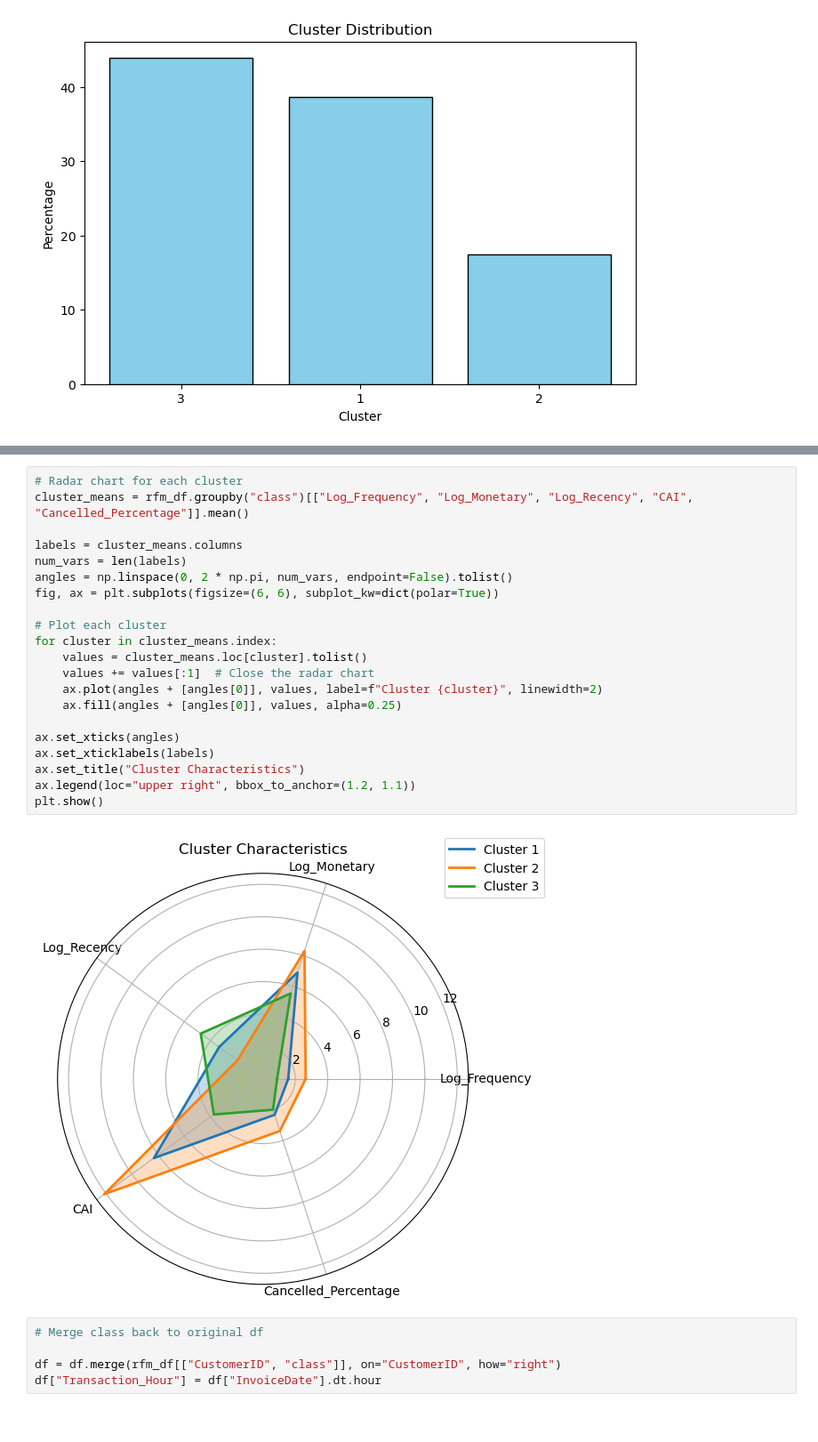
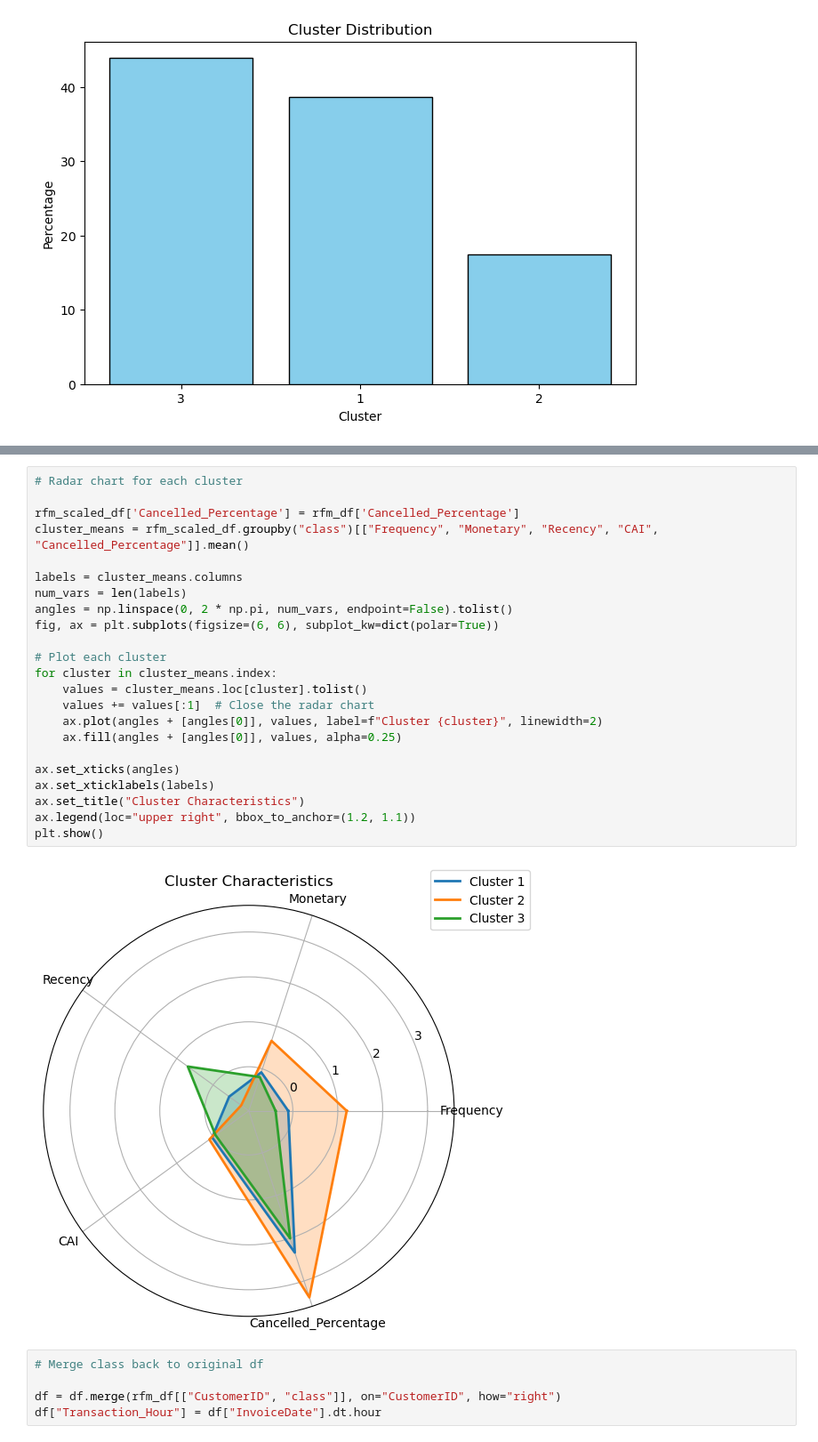
Before and after one commit to cjw612/Customer_Clustering_Business_Report, a Jupyter notebook: Segmentation.ipynb, the cells around one changed output, grey strips where cells are left out. Shown at 89% size. Cells and saved outputs as stored; diff of their text form.

```diff
--- a/Segmentation.ipynb
+++ b/Segmentation.ipynb
@@ -324,27 +324,29 @@ plt.show()
 [figure]
 # %%
 # Radar chart for each cluster
-cluster_means = rfm_df.groupby("class")[["Log_Frequency", "Log_Monetary", "Log_Recency", "CAI", "Cancelled_Percentage"]].mean()
+
+rfm_scaled_df['Cancelled_Percentage'] = rfm_df['Cancelled_Percentage']
+cluster_means = rfm_scaled_df.groupby("class")[["Frequency", "Monetary", "Recency", "CAI", "Cancelled_Percentage"]].mean()
 
 labels = cluster_means.columns
 num_vars = len(labels)
 angles = np.linspace(0, 2 * np.pi, num_vars, endpoint=False).tolist()
 fig, ax = plt.subplots(figsize=(6, 6), subplot_kw=dict(polar=True))
 
 # Plot each cluster
 for cluster in cluster_means.index:
     values = cluster_means.loc[cluster].tolist()
     values += values[:1]  # Close the radar chart
     ax.plot(angles + [angles[0]], values, label=f"Cluster {cluster}", linewidth=2)
     ax.fill(angles + [angles[0]], values, alpha=0.25)
 
 ax.set_xticks(angles)
 ax.set_xticklabels(labels)
 ax.set_title("Cluster Characteristics")
 ax.legend(loc="upper right", bbox_to_anchor=(1.2, 1.1))
 plt.show()
 # %% [output]
-[figure, old version]
+[figure, new version]
 # %%
 # Merge class back to original df
 
```
Also changed, not shown: parts of 1 cell of this notebook, 1 other file.
